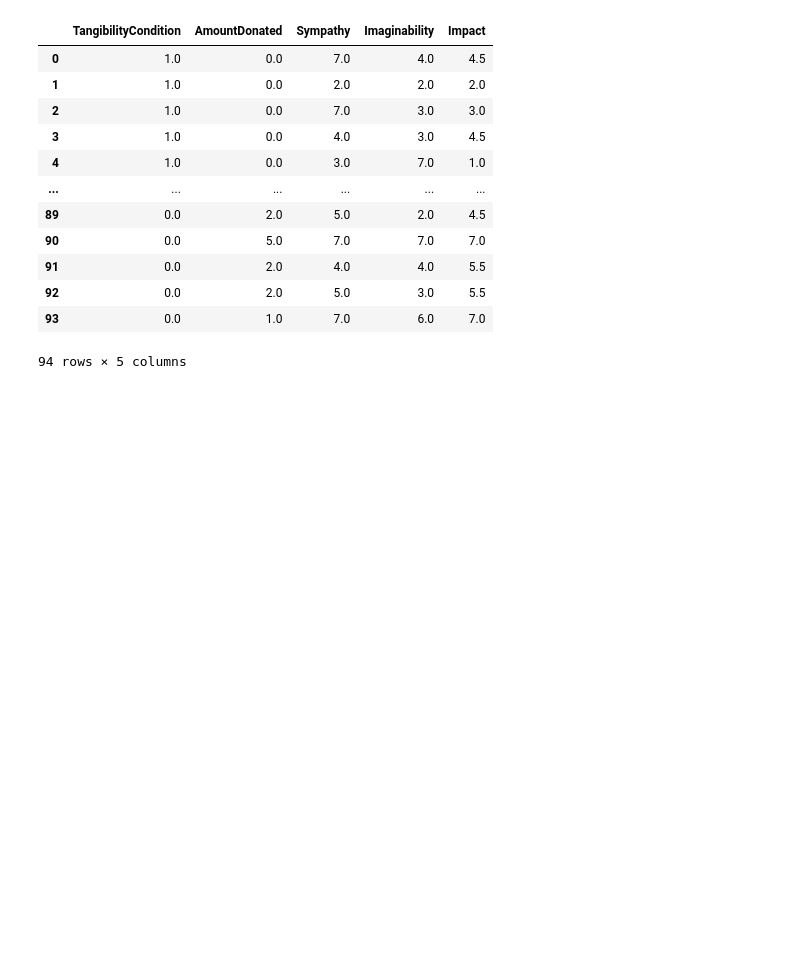
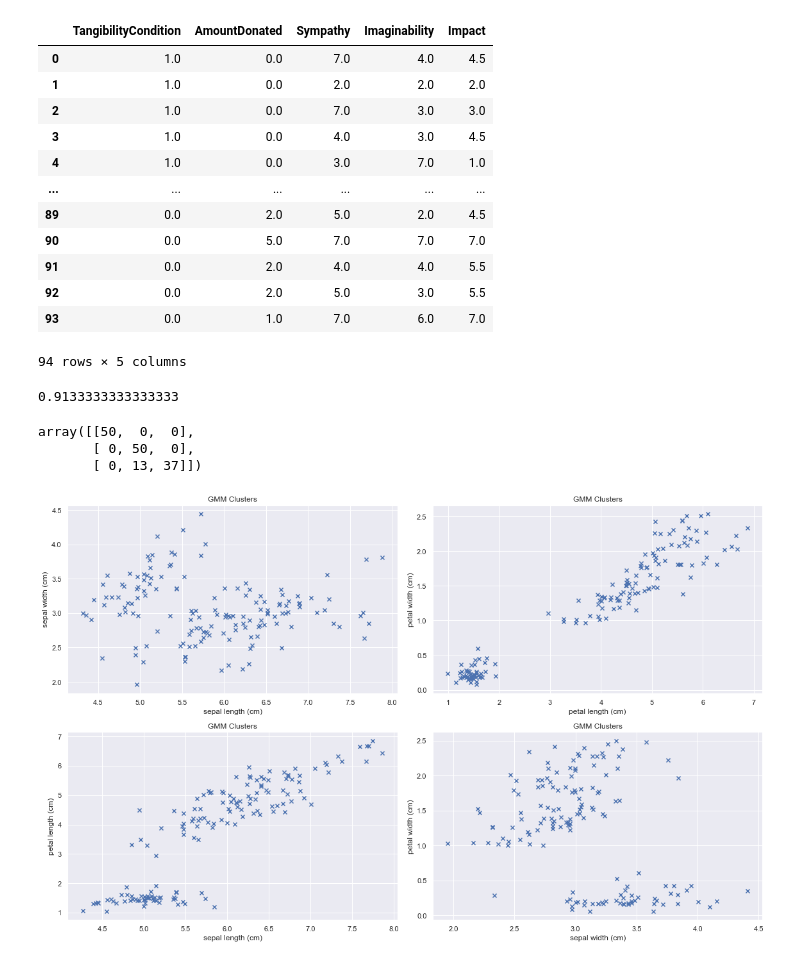
Before and after one commit to seamus-brady/aitiaexplorer, a Jupyter notebook: src/notebooks/GMM_Experiments_2.ipynb, the cells around one changed output. Cells and saved outputs as stored; diff of their text form; code cells hidden in the pictures; blank space fills up the shorter version.

```diff
--- a/src/notebooks/GMM_Experiments_2.ipynb
+++ b/src/notebooks/GMM_Experiments_2.ipynb
@@ -87,3 +87,7 @@ X
 | 92 | 0.0 | 2.0 | 5.0 | 3.0 | 5.5 |
 | 93 | 0.0 | 1.0 | 7.0 | 6.0 | 7.0 |
 94 rows × 5 columns
+# %%
+from sklearn.datasets import load_iris
+iris = load_iris()
+X_iris = iris.data
@@ -89,0 +111,46 @@ X
+# %%
+from scipy.stats import mode
+from sklearn.metrics import confusion_matrix
+
+# from http://www.oranlooney.com/post/ml-from-scratch-part-5-gmm/
+# how to label clusters using existing labels
+permutation = np.array([
+mode(iris.target[gmm.predict(X) == i]).mode.item() for i in range(gmm_iris.n_components)])
+permuted_prediction = permutation[gmm.predict(X)]
+print(np.mean(iris.target == permuted_prediction))
+confusion_matrix(iris.target, permuted_prediction)
+# %% [output]
+0.9133333333333333
+array([[50,  0,  0],
+       [ 0, 50,  0],
+       [ 0, 13, 37]])
+# %%
+def jitter(x):
+    return x + np.random.uniform(low=-0.05, high=0.05, size=x.shape)
+
+def plot_axis_pairs(X, axis_pairs, clusters, classes):
+    n_rows = len(axis_pairs) // 2
+    n_cols = 2
+    plt.figure(figsize=(16, 10))
+    for index, (x_axis, y_axis) in enumerate(axis_pairs):
+        plt.subplot(n_rows, n_cols, index+1)
+        plt.title('GMM Clusters')
+        plt.xlabel(iris.feature_names[x_axis])
+        plt.ylabel(iris.feature_names[y_axis])
+        plt.scatter(
+            jitter(X[:, x_axis]),
+            jitter(X[:, y_axis]),
+            #c=clusters,
+            cmap=plt.cm.get_cmap('brg'),
+            marker='x')
+    plt.tight_layout()
+
+plot_axis_pairs(
+    X=X,
+    axis_pairs=[
+        (0,1), (2,3),
+        (0,2), (1,3) ],
+    clusters=permuted_prediction,
+    classes=iris.target)
+# %% [output]
+[figure, added]
```
Also changed, not shown: parts of 2 cells of this notebook, 1 other file.
